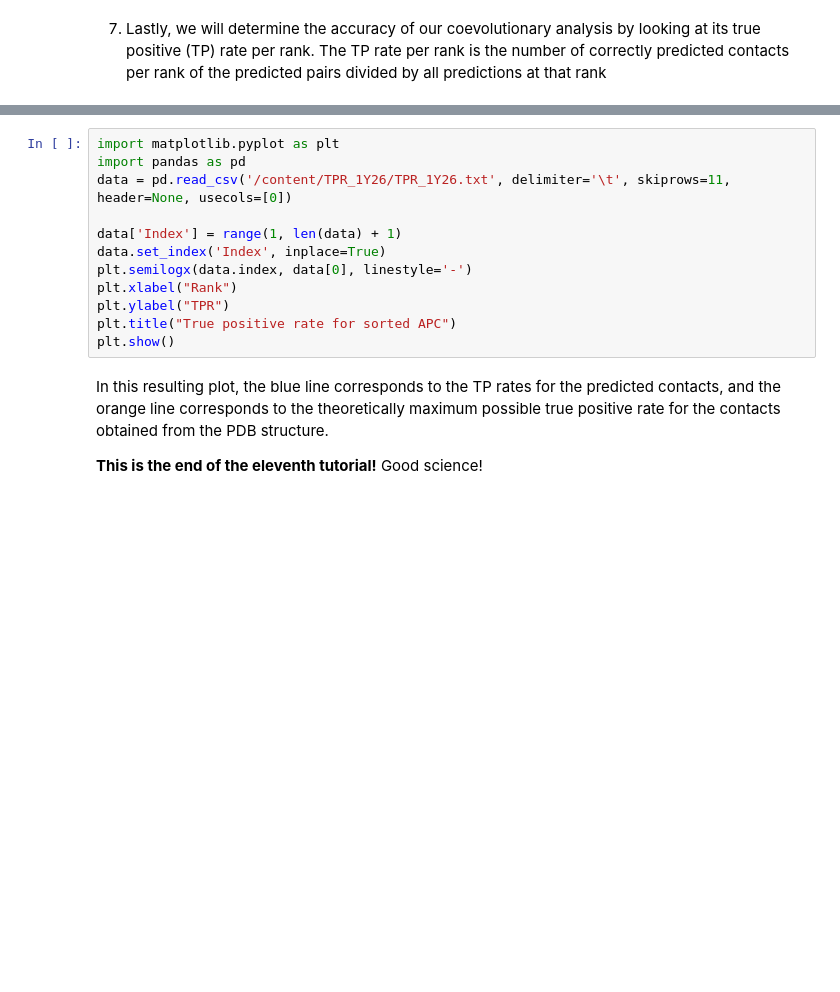
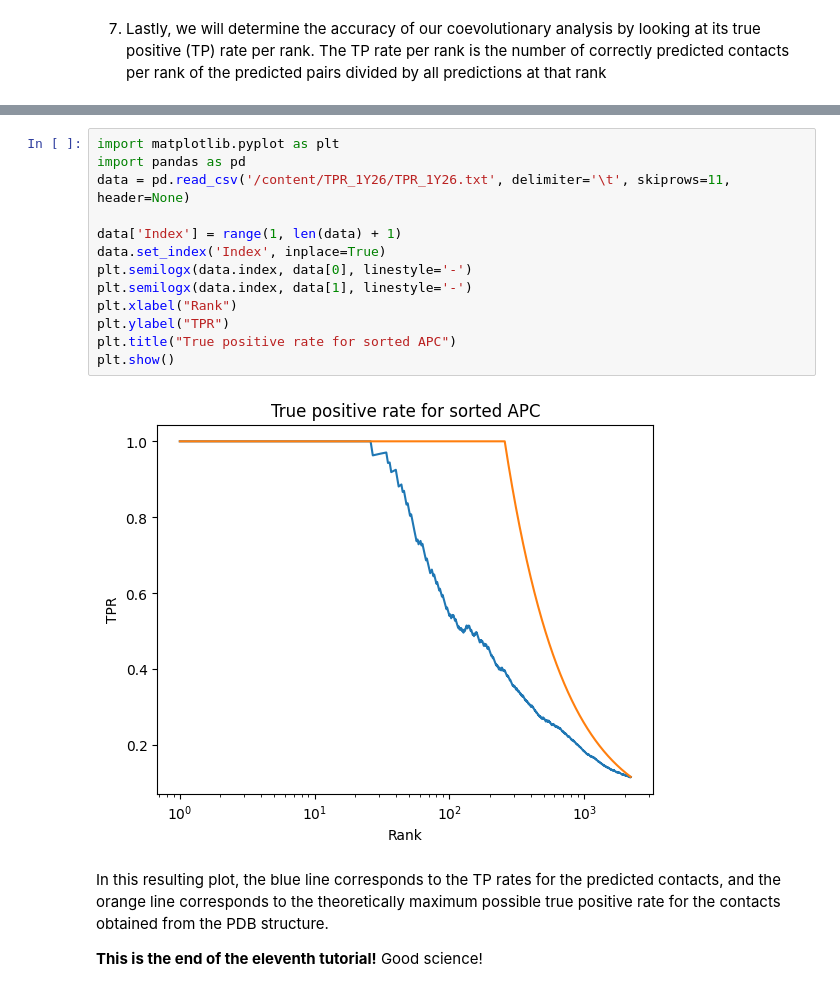
Before and after one commit to pb3lab/ibm3202, a Jupyter notebook: tutorials/lab11_rnaDCA.ipynb, the cells around one changed output, grey strips where cells are left out. Drawn from its saved outputs; the diff is of its cells as text; blank space fills up the shorter version.

```diff
--- a/tutorials/lab11_rnaDCA.ipynb
+++ b/tutorials/lab11_rnaDCA.ipynb
@@ -273,15 +446,18 @@ plt.show()
 # %%
 import matplotlib.pyplot as plt
 import pandas as pd
-data = pd.read_csv('/content/TPR_1Y26/TPR_1Y26.txt', delimiter='\t', skiprows=11, header=None, usecols=[0])
+data = pd.read_csv('/content/TPR_1Y26/TPR_1Y26.txt', delimiter='\t', skiprows=11, header=None)
 
 data['Index'] = range(1, len(data) + 1)
 data.set_index('Index', inplace=True)
 plt.semilogx(data.index, data[0], linestyle='-')
+plt.semilogx(data.index, data[1], linestyle='-')
 plt.xlabel("Rank")
 plt.ylabel("TPR")
 plt.title("True positive rate for sorted APC")
 plt.show()
+# %% [output]
+[figure, added]
 # %% [markdown]
 In this resulting plot, the blue line corresponds to the TP rates for the predicted contacts, and the orange line corresponds to the theoretically maximum possible true positive rate for the contacts obtained from the PDB structure.
 
```
Also changed, not shown: parts of 20 cells of this notebook.
